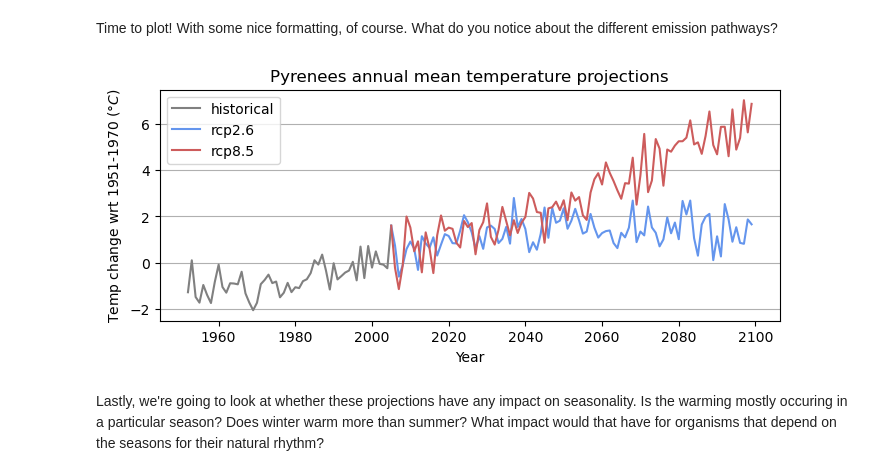
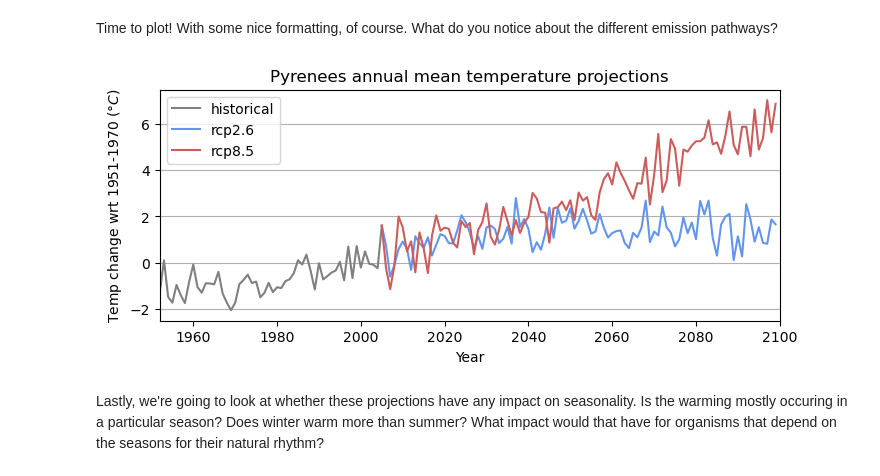
Before and after one commit to Jonniebarnsley/Pyrenees, a Jupyter notebook: cordex_workshop.ipynb, the cells around one changed output. Saved outputs shown, nothing was run; the diff lists cells and outputs as text; code cells hidden in the pictures.

```diff
--- a/cordex_workshop.ipynb
+++ b/cordex_workshop.ipynb
@@ -277,19 +266,19 @@ emission pathways?
 # %%
 fig = plt.figure(figsize = (8, 3))
 ax = plt.axes()
 
 anom_hist.plot(ax=ax, color='grey', label = 'historical')
 anom26.plot(ax=ax, color='cornflowerblue', label = 'rcp2.6')
 anom85.plot(ax=ax, color='indianred', label = 'rcp8.5')
 
-#ax.set_xlim([1952, 2100])
+ax.set_xlim([1952, 2100])
 ax.set_ylabel('Temp change wrt 1951-1970 ($\degree C$)')
 ax.set_xlabel('Year')
 ax.set_title('Pyrenees annual mean temperature projections')
 ax.legend()
 ax.grid(axis='y')
 # %% [output]
-[figure, old version]
+[figure, new version]
 # %% [markdown]
 Lastly, we're going to look at whether these projections have any impact on seasonality. Is
 the warming mostly occuring in a particular season? Does winter warm more than summer?
```
Also changed, not shown: parts of 9 cells of this notebook.
